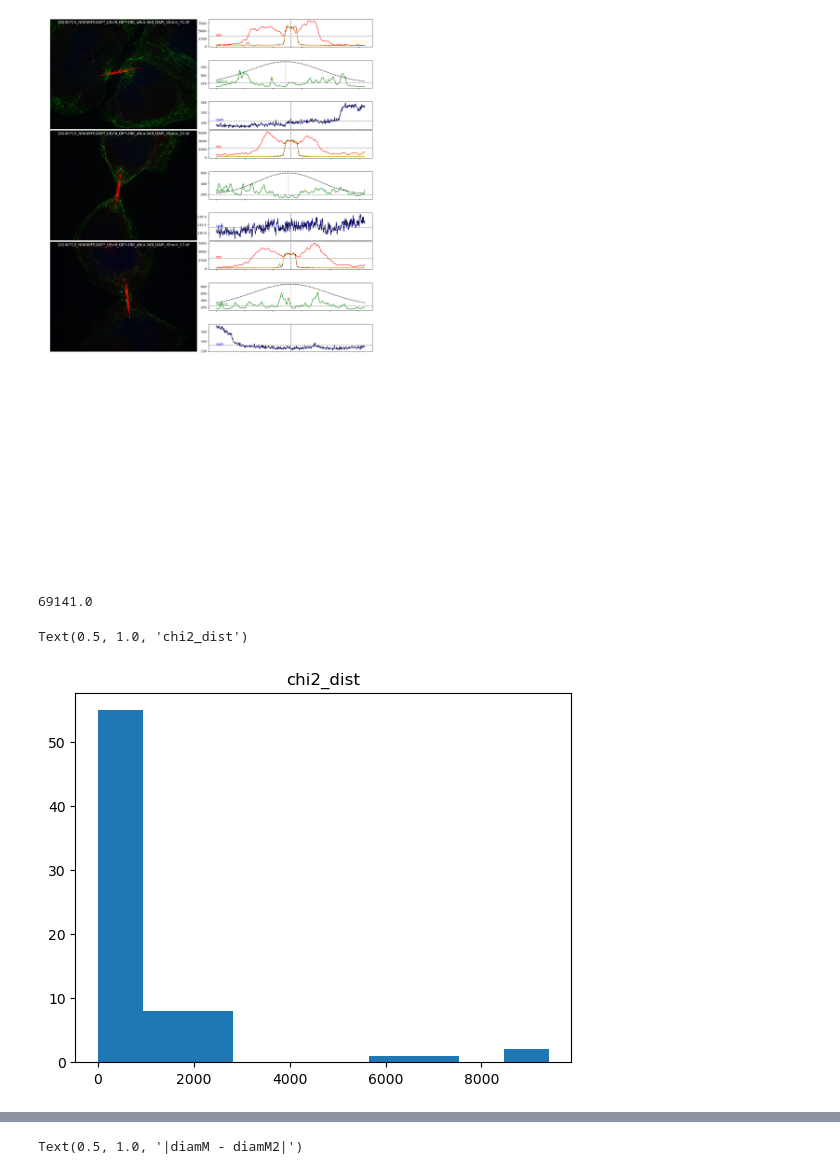
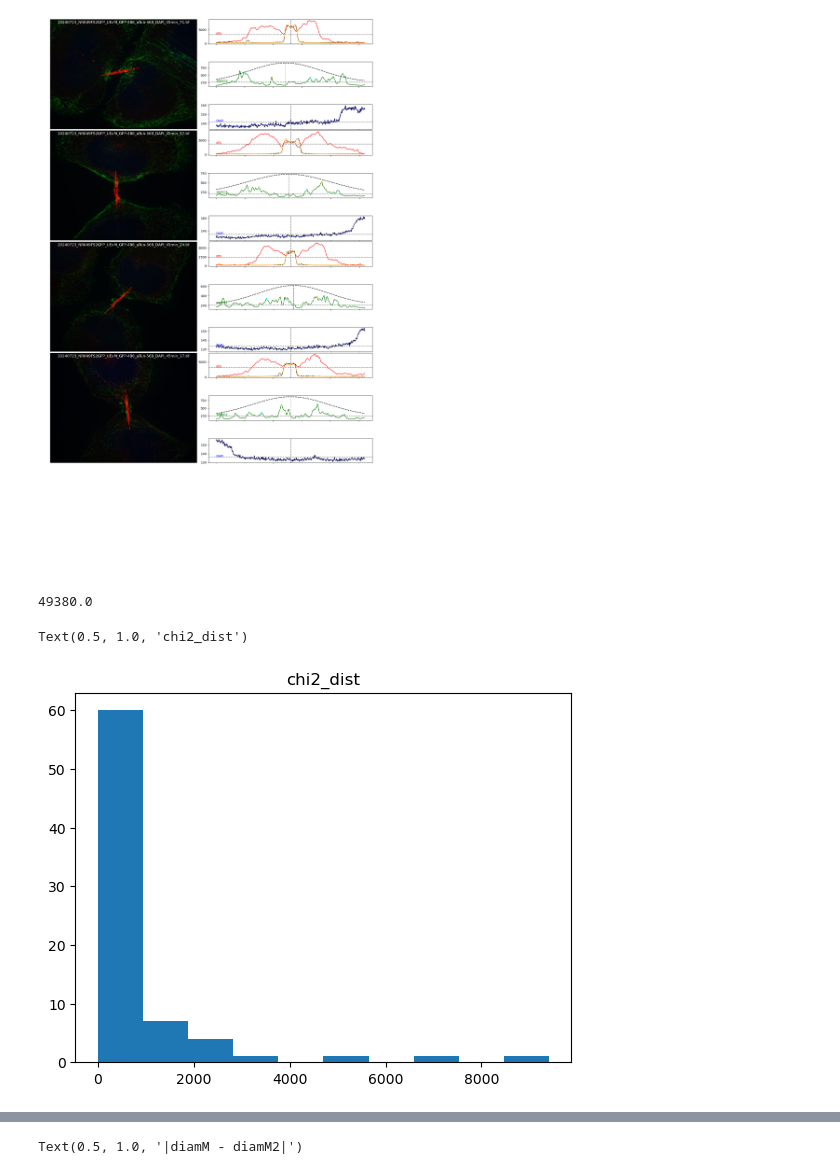
Before and after one commit to zacsimile/cytokinesis-pseudotime-analysis, a Jupyter notebook: extract_line_profile_septin2_tubulin.ipynb, the cells around one changed output, grey strips where cells are left out. Cells and saved outputs as stored; diff of their text form; code cells hidden in the pictures.

```diff
--- a/extract_line_profile_septin2_tubulin.ipynb
+++ b/extract_line_profile_septin2_tubulin.ipynb
@@ -46,7 +43,7 @@ import glob
 max_proj_path = "/Volumes/Ries_Ewers/Septin2-GFP/MaxIPs"
 max_proj_files = glob.glob(max_proj_path+"/*.tif")
 # %%
-from skimage.filters import threshold_otsu
+# from skimage.filters import threshold_otsu
 
 N = 5
 # fig, ax = plt.subplots(16,N,figsize=(20,4*16))
@@ -88,39 +85,15 @@ for i, ml in metrics.iterrows():
     min_septin, max_septin = np.min(septin), np.max(septin)
 
     # Find peaks in the septin channel
-    septin_threshold = np.min(septin)+np.std(septin)
-    peaks, peak_props = signal.find_peaks(septin, height=septin_threshold, width=3)
-
-    # Center the search for peaks on the peak of microtubule signal
-    mt_threshold = np.mean(mt) # np.min(mt)+np.std(mt)
-    mt_idxs = np.flatnonzero(mt>mt_threshold)
-    profile_center = np.sum(mt_idxs*mt[mt_idxs])/(mt[mt_idxs].sum())  # np.mean(np.argwhere(mt>mt_threshold))
-    # sig = np.sum(mt>mt_threshold)/2 #(2.3548200450309493)
-    sig = (np.diff(np.flatnonzero(mt>mt_threshold)[[0,-1]]))/2 #2.3548200450309493
-
-    # weighting discourages use of tall peaks at line profile extremities
-    w = np.exp(-((peaks-profile_center)**2)/(2*sig*sig)) # *septin_grad
-    w = w*(mt[peaks]/mt[peaks].sum())
-
-    # select two peaks, on either side of profile_center
-    weighted_peaks = (peak_props['peak_heights']-septin_threshold)*w
-    # peak_sharpness = (peak_props['peak_heights']-septin_threshold)/(peak_props['widths']+1)
-    # weighted_peaks = peak_sharpness*w
-    peaks_lower = peaks[peaks<=profile_center]
-    peaks_upper = peaks[peaks>profile_center]
-    try:
-        p0 = peaks_lower[np.argmax(weighted_peaks[peaks<=profile_center])]
-    except ValueError:
-        p0 = 0
-    try:
-        p1 = peaks_upper[np.argmax(weighted_peaks[peaks>profile_center])]
-    except ValueError:
-        p1 = 0
-    peaks = np.array([p0, p1])
+    peaks, peak_props, septin_threshold = line_utils.get_peaks(septin)
+    # weight the peaks by the MT channel signal
+    w, profile_center, sig = line_utils.compute_peak_weights(mt, peaks)
+    # Find the two peaks most likely to be septin rings
+    p0, p1 = line_utils.find_two_best_peaks(peaks, peak_props, septin_threshold, profile_center, w)
 
     # Get the distance between the peaks
     try:
-        dX2 = np.abs(np.diff(peaks)[0])
+        dX2 = np.abs(p0-p1)
     except IndexError:
         dX2 = 0
     metrics.loc[i,'X12'] = p0
@@ -134,55 +107,37 @@ for i, ml in metrics.iterrows():
                               [xu2, yl2],
                               linewidth=25)
     mt, _, _ = chs.T
 
     # --------- Fit tubule ---------
-    r_outer = np.sum(mt>(np.max(mt)/2))/2
-    r_outer = np.sum(mt>np.mean(mt))/2
-    p0 = [np.max(mt), len(mt)/2, 3, np.min(mt), r_outer, 0.95*r_outer]  # [A, mu, sig, b, r_outer, r_inner]
-    res_lsq = optimize.least_squares(line_utils.shape_res,
-                                     p0,
-                                     args=(line_utils.gauss_convolved_annulus_approx, np.arange(mt.shape[0]), mt))
-    metrics.loc[i,'diamM2'] = 2*res_lsq.x[4]
-
-    # --------- Fit Gaussian ---------
-    # p0 = [np.max(mt), len(mt)/2, 3, np.min(mt)]  # A, mu, sig, b
-    # res_lsq = optimize.least_squares(line_utils.shape_res,
-    #                                  p0,
-    #                                  args=(line_utils.gauss, np.arange(mt.shape[0]), mt))
-    # metrics.loc[i,'diamM2'] = 2.3548200450309493*res_lsq.x[2]
+    outer_diameter, res_lsq = line_utils.fit_tubule_diameter(mt, return_dict=True)
+    metrics.loc[i,'diamM2'] = outer_diameter
 
     # (metrics.loc[i,'dX2'] != metrics.loc[i,'dX (pxl)']) or
     # (np.abs(metrics.loc[i,'diamM2'] - metrics.loc[i,'diamM']) > 10)
     if (j < (N-1)) and (np.abs(metrics.loc[i,'dX2'] - metrics.loc[i,'dX (pxl)']) > 50) and metrics.loc[i, 'Unnamed: 0'] == "SM":
         # print(f"Calculate difference: {metrics.loc[i,'dX2']} original difference: {metrics.loc[i,'dX (pxl)']}")
         maxidx = min(mt.shape[0], lp.shape[0])
         septin_weight = max_septin*np.exp(-((np.arange(maxidx)-profile_center)**2)/(2*sig*sig))+septin_threshold
         line_utils.image_with_profiles(subfigs[j],
                                        im, xl, xu, yl, yu,
                                        channel_names=expected_colnames[1:], linewidth=25,
                                        # precalc_channel_profiles=lp[["MTs", "septin2", "DAPI"]].to_numpy(),
                                        precalc_channel_profiles=np.vstack([mt[:maxidx], septin_weight[:maxidx], lp[["DAPI"]].to_numpy()[:maxidx,:].T]).T,
-                                       precalc_peaks=[None, [peaks, [int(metrics.loc[i,'X1']), int(metrics.loc[i,'X2'])]], None],
+                                       precalc_peaks=[None, [[p0,p1], [int(metrics.loc[i,'X1']), int(metrics.loc[i,'X2'])]], None],
                                        precalc_fits=[(line_utils.gauss_convolved_annulus_approx, res_lsq.x), None, None],
                                        precalc_means=[mt_mean,septin_threshold,dapi_mean],
                                        precalc_midpoints=[mt_mid,profile_center,dapi_mid],
                                        title = os.path.basename(fn),
         )
         j += 1
 
     # if (j==5):
     #     break
-    # if metrics.loc[i,'dX2'] != metrics.loc[i,'dX (pxl)']:
-    #     break
 
-    # if np.abs(metrics.loc[i,'diamM2'] - metrics.loc[i,'diamM']) > 10:
-    #     break
-
-    # break
 
 fig.tight_layout()#pad=0.4, w_pad=0.5, h_pad=1.0)
 # %% [output]
-[figure, old version]
+[figure, new version]
 # %%
 x1x1 = (metrics['X1']-metrics['X12'])**2
 x1x2 = (metrics['X1']-metrics['X22'])**2
@@ -200,9 +155,9 @@ print(chi2_dist.sum())
 plt.hist(chi2_dist)
 plt.title('chi2_dist')
 # %% [output]
-69141.0
+49380.0
 Text(0.5, 1.0, 'chi2_dist')
-[figure, old version]
+[figure, new version]
 # %%
 plt.hist(np.abs(metrics['dX (pxl)'] - metrics['dX2']))
 plt.title('|dX (pxl) - dX2|')
```
Also changed, not shown: parts of 3 cells of this notebook, 1 other file.
